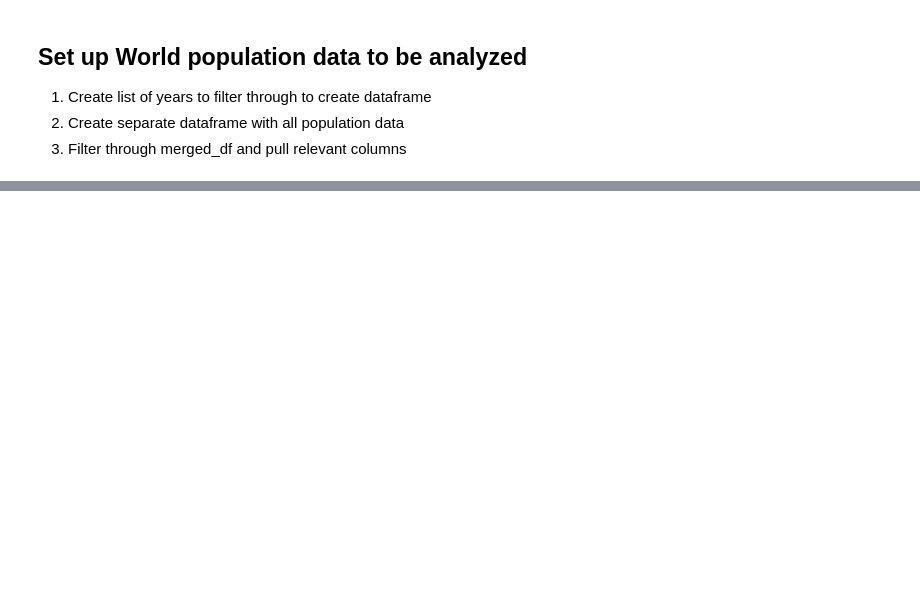
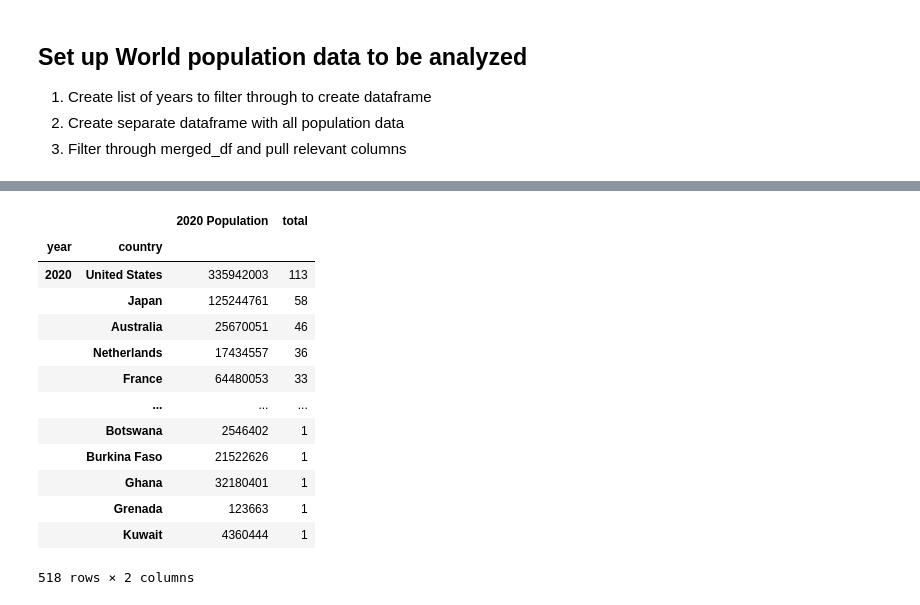
Before and after one commit to ncmoliver/olympic_analysis, a Jupyter notebook: olympic_analysis.ipynb, the cells around one changed output, grey strips where cells are left out. Cells and saved outputs as stored; diff of their text form; code cells hidden in the pictures; blank space fills up the shorter version.

```diff
--- a/olympic_analysis.ipynb
+++ b/olympic_analysis.ipynb
@@ -521,0 +517,21 @@ ValueError: The truth value of a Series is ambiguous. Use a.empty, a.bool(), a.i
+# %%
+filtered_rows_2020 = [filtered_data.loc[filtered_data['year'] == 2020] for year in pop_years]
+result_2020 = pd.concat(filtered_rows_2020)
+result_2020 = result_2020.drop(columns= ['2015 Population', '2010 Population',	'2000 Population',	'1990 Population',	'1980 Population',	'1970 Population'])
+result_2020 = result_2020[result_2020[result_2020[''] > 5]].set_index(['year', 'country'])
+result_2020
+# %% [output]
+|  |  | 2020 Population | total |
+| year | country |  |  |
+| 2020 | United States | 335942003 | 113 |
+|  | Japan | 125244761 | 58 |
+|  | Australia | 25670051 | 46 |
+|  | Netherlands | 17434557 | 36 |
+|  | France | 64480053 | 33 |
+|  | ... | ... | ... |
+|  | Botswana | 2546402 | 1 |
+|  | Burkina Faso | 21522626 | 1 |
+|  | Ghana | 32180401 | 1 |
+|  | Grenada | 123663 | 1 |
+|  | Kuwait | 4360444 | 1 |
+518 rows × 2 columns
```
Also changed, not shown: parts of 7 cells of this notebook, 2 other files.
